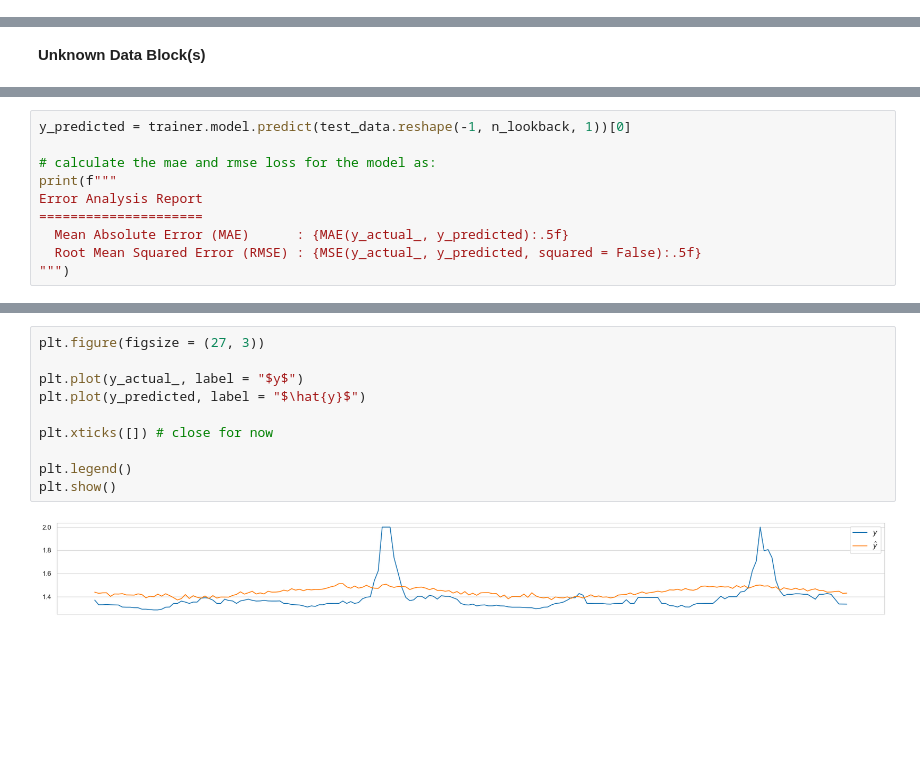
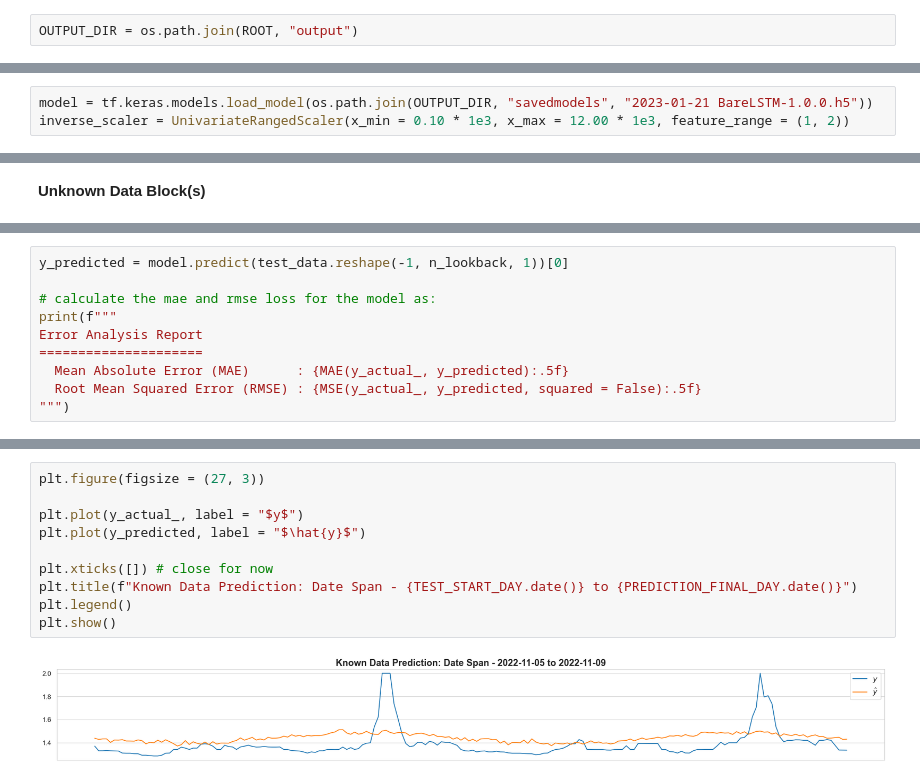
Before and after one commit to neuralNOD/nn-core, a Jupyter notebook: notebooks/Basic LSTM Approach to Predict MCP using Univariate Approach.ipynb, the cells around one changed output, grey strips where cells are left out. Drawn from its saved outputs; the diff is of its cells as text; blank space fills up the shorter version.

```diff
--- a/notebooks/Basic LSTM Approach to Predict MCP using Univariate Approach.ipynb
+++ b/notebooks/Basic LSTM Approach to Predict MCP using Univariate Approach.ipynb
@@ -187,3 +161,5 @@ OUTPUT_DIR = join(ROOT, "output", today)
+# %%
+OUTPUT_DIR = os.path.join(ROOT, "output")
 # %% [markdown]
 ## Read Input File(s)
 
@@ -467,0 +427,3 @@ model.save(os.path.join(ROOT, "output", "savedmodels", f"{str(dt.datetime.today(
+# %%
+model = tf.keras.models.load_model(os.path.join(OUTPUT_DIR, "savedmodels", "2023-01-21 BareLSTM-1.0.0.h5"))
+inverse_scaler = UnivariateRangedScaler(x_min = 0.10 * 1e3, x_max = 12.00 * 1e3, feature_range = (1, 2))
@@ -523,5 +506,5 @@ plt.show()
 # %%
-y_predicted = trainer.model.predict(test_data.reshape(-1, n_lookback, 1))[0]
+y_predicted = model.predict(test_data.reshape(-1, n_lookback, 1))[0]
 
 # calculate the mae and rmse loss for the model as:
 print(f"""
@@ -540,12 +523,12 @@ Error Analysis Report
 # %%
 plt.figure(figsize = (27, 3))
 
 plt.plot(y_actual_, label = "$y$")
 plt.plot(y_predicted, label = "$\hat{y}$")
 
 plt.xticks([]) # close for now
-
+plt.title(f"Known Data Prediction: Date Span - {TEST_START_DAY.date()} to {PREDICTION_FINAL_DAY.date()}")
 plt.legend()
 plt.show()
 # %% [output]
-[figure, old version]
+[figure, new version]
```
Also changed, not shown: parts of 23 cells of this notebook.
